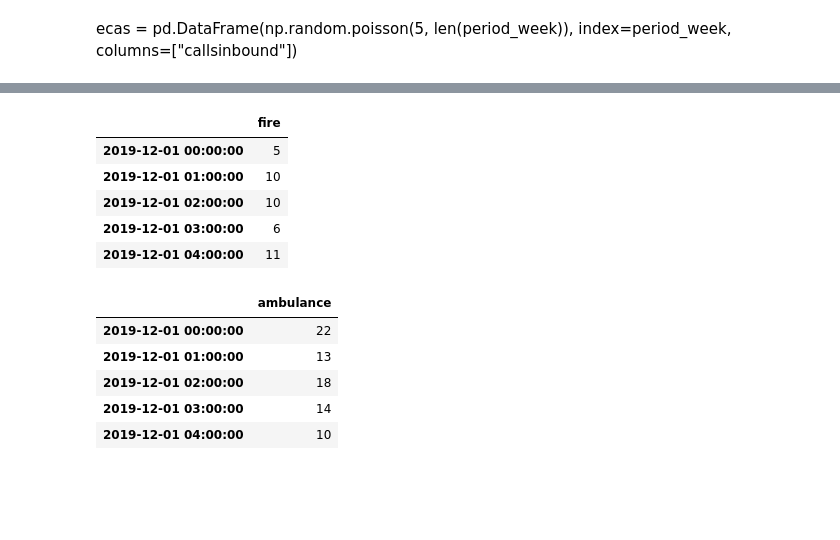
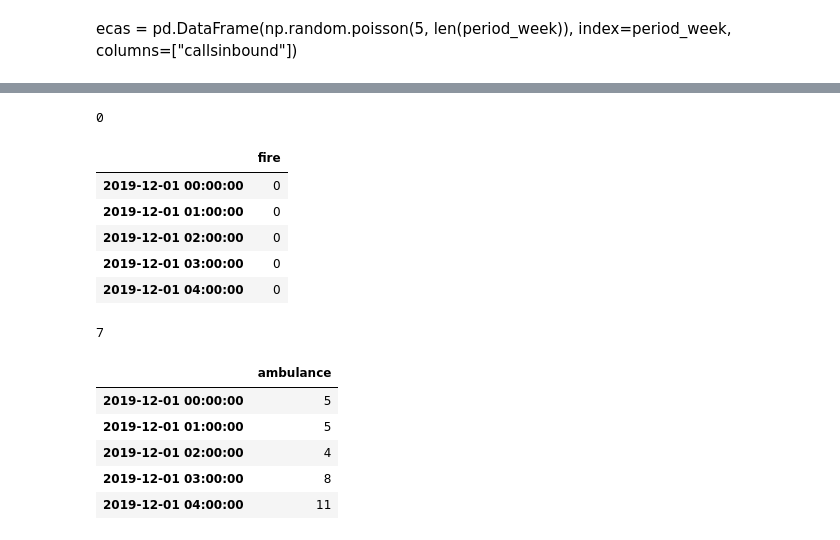
Before and after one commit to moranneil/Programming-For-Data-Analysis-Project-2019, a Jupyter notebook: Programming-For-Data-Analysis-Project-2019.ipynb, the cells around one changed output, grey strips where cells are left out. Drawn from its saved outputs; the diff is of its cells as text; code cells hidden in the pictures; blank space fills up the shorter version.

Commit message:
Introduced random integer for Poisson distribution function

```diff
--- a/Programming-For-Data-Analysis-Project-2019.ipynb
+++ b/Programming-For-Data-Analysis-Project-2019.ipynb
@@ -155,23 +138,35 @@ ecas_police.head()
+# %%
+fire_randomint = np.random.randint(0,7)
+fire_randomint
+# %% [output]
+0
 # %%
-ecas_fire = pd.DataFrame(np.random.poisson(7, len(period_week)), index=period_week, columns=["fire"])
+
+ecas_fire = pd.DataFrame(np.random.poisson(fire_randomint, len(period_week)), index=period_week, columns=["fire"])
 ecas_fire.head()
 # %% [output]
 |  | fire |
-| 2019-12-01 00:00:00 | 5 |
-| 2019-12-01 01:00:00 | 10 |
-| 2019-12-01 02:00:00 | 10 |
-| 2019-12-01 03:00:00 | 6 |
-| 2019-12-01 04:00:00 | 11 |
+| 2019-12-01 00:00:00 | 0 |
+| 2019-12-01 01:00:00 | 0 |
+| 2019-12-01 02:00:00 | 0 |
+| 2019-12-01 03:00:00 | 0 |
+| 2019-12-01 04:00:00 | 0 |
+# %%
+ambulance_randomint = np.random.randint(0,15)
+ambulance_randomint
+# %% [output]
+7
 # %%
- ecas_ambulance = pd.DataFrame(np.random.poisson(15, len(period_week)), index=period_week, columns=["ambulance"])
+
+ecas_ambulance = pd.DataFrame(np.random.poisson(ambulance_randomint, len(period_week)), index=period_week, columns=["ambulance"])
 ecas_ambulance.head()
 # %% [output]
 |  | ambulance |
-| 2019-12-01 00:00:00 | 22 |
-| 2019-12-01 01:00:00 | 13 |
-| 2019-12-01 02:00:00 | 18 |
-| 2019-12-01 03:00:00 | 14 |
-| 2019-12-01 04:00:00 | 10 |
+| 2019-12-01 00:00:00 | 5 |
+| 2019-12-01 01:00:00 | 5 |
+| 2019-12-01 02:00:00 | 4 |
+| 2019-12-01 03:00:00 | 8 |
+| 2019-12-01 04:00:00 | 11 |
 # %%
 #df.join(other, lsuffix='_caller', rsuffix='_other')
 ecaspolicefire = ecas_police.join(ecas_fire, lsuffix='police', rsuffix='fire')
```
Also changed, not shown: parts of 22 cells of this notebook.
